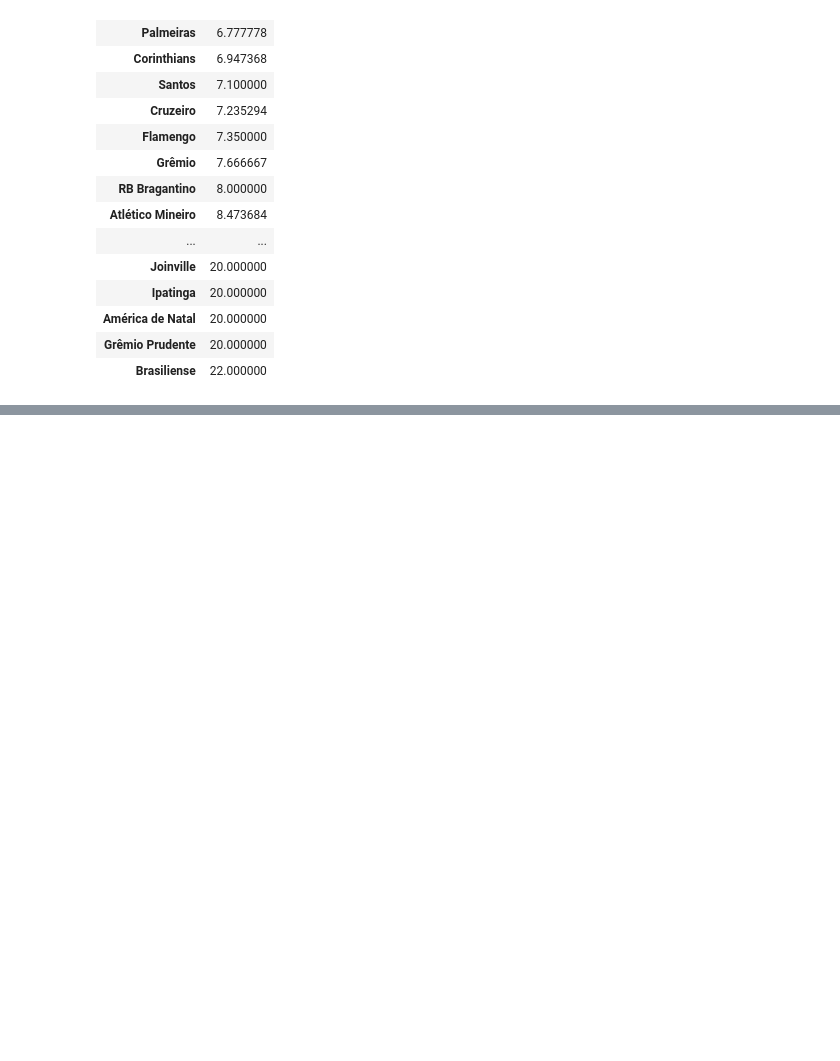
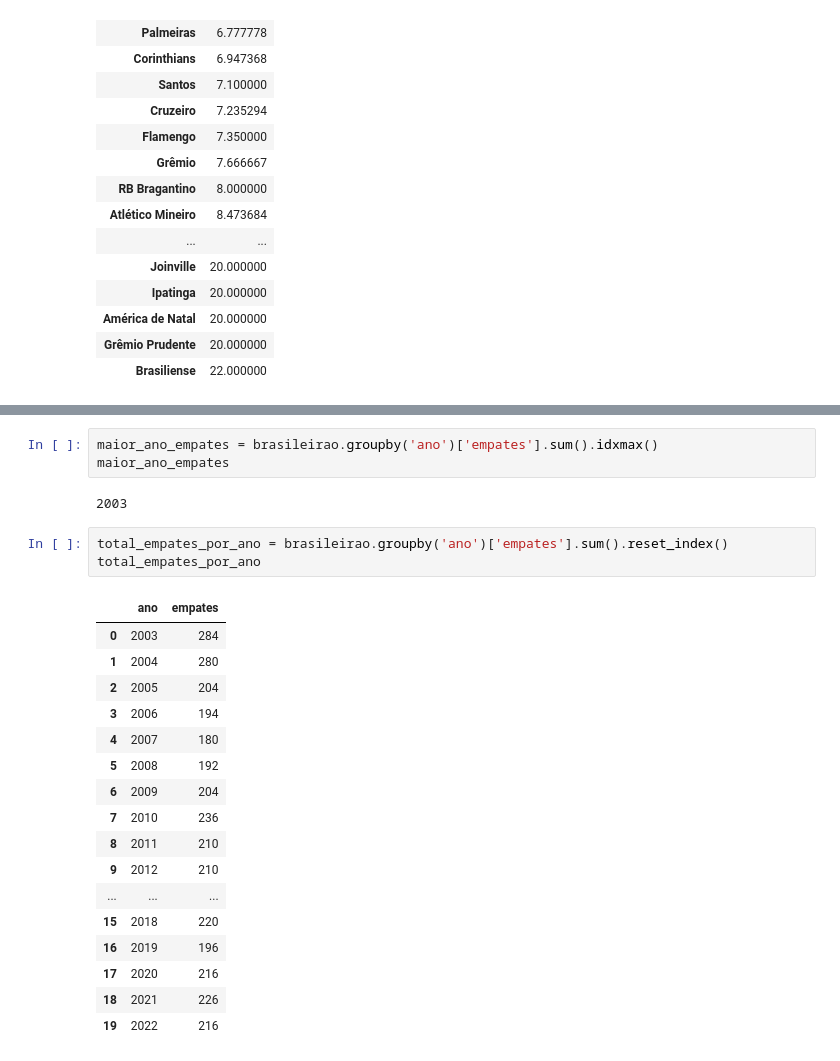
Before and after one commit to thiagooliveirt/Campeonato-Brasileiro-2003-a-2022, a Jupyter notebook: brasileirao.ipynb, the cells around one changed output, grey strips where cells are left out. Saved outputs shown, nothing was run; the diff lists cells and outputs as text; blank space fills up the shorter version.

```diff
--- a/brasileirao.ipynb
+++ b/brasileirao.ipynb
@@ -385,0 +464,26 @@ equipes_consistentes
+# %%
+maior_ano_empates = brasileirao.groupby('ano')['empates'].sum().idxmax()
+maior_ano_empates
+# %% [output]
+2003
+# %%
+total_empates_por_ano = brasileirao.groupby('ano')['empates'].sum().reset_index()
+total_empates_por_ano
+# %% [output]
+|  | ano | empates |
+| 0 | 2003 | 284 |
+| 1 | 2004 | 280 |
+| 2 | 2005 | 204 |
+| 3 | 2006 | 194 |
+| 4 | 2007 | 180 |
+| 5 | 2008 | 192 |
+| 6 | 2009 | 204 |
+| 7 | 2010 | 236 |
+| 8 | 2011 | 210 |
+| 9 | 2012 | 210 |
+| ... | ... | ... |
+| 15 | 2018 | 220 |
+| 16 | 2019 | 196 |
+| 17 | 2020 | 216 |
+| 18 | 2021 | 226 |
+| 19 | 2022 | 216 |
```
Also changed, not shown: parts of 14 cells of this notebook, 1 other file.
